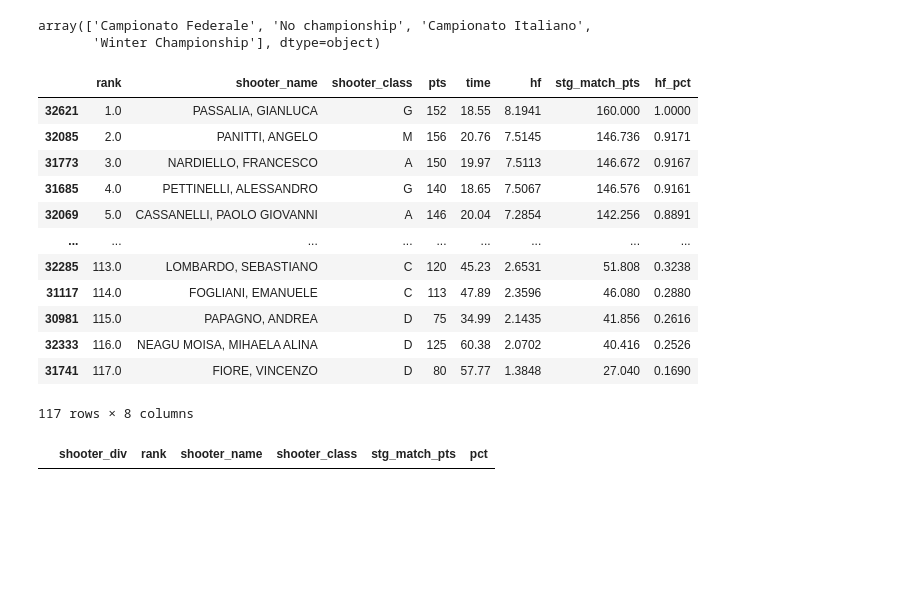
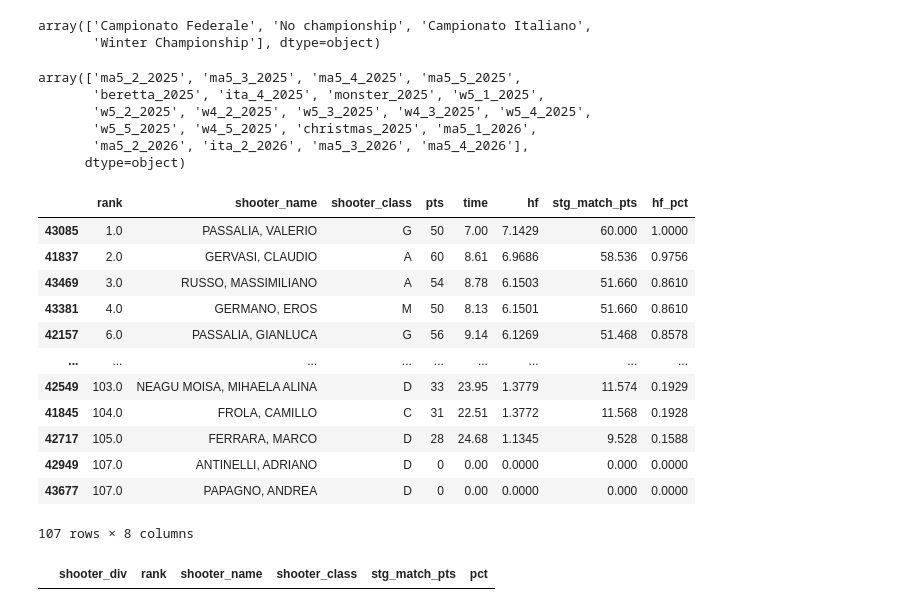
Before and after one commit to antobzzll/ipsc-performance, a Jupyter notebook: data/scraper2.ipynb, the cells around one changed output. Drawn from its saved outputs; the diff is of its cells as text; code cells hidden in the pictures; blank space fills up the shorter version.

Commit message:
update match

```diff
--- a/data/scraper2.ipynb
+++ b/data/scraper2.ipynb
@@ -309,31 +337,40 @@ df['championship'].unique()
 # %% [output]
 array(['Campionato Federale', 'No championship', 'Campionato Italiano',
        'Winter Championship'], dtype=object)
+# %%
+df['match_name'].unique()
+# %% [output]
+array(['ma5_2_2025', 'ma5_3_2025', 'ma5_4_2025', 'ma5_5_2025',
+       'beretta_2025', 'ita_4_2025', 'monster_2025', 'w5_1_2025',
+       'w5_2_2025', 'w4_2_2025', 'w5_3_2025', 'w4_3_2025', 'w5_4_2025',
+       'w5_5_2025', 'w4_5_2025', 'christmas_2025', 'ma5_1_2026',
+       'ma5_2_2026', 'ita_2_2026', 'ma5_3_2026', 'ma5_4_2026'],
+      dtype=object)
 # %%
 def stage_standing(df, match, shooter_div, stg_n):
     stage_df = df[
         (df['match_name'] == match) &
         (df['shooter_div'] == shooter_div) &
         (df['stg_n'] == stg_n)
     ].copy().sort_values('hf', ascending=False)
     stage_df['rank'] = stage_df['hf'].rank(method='max', ascending=False)
     return stage_df[['rank', 'shooter_name', 'shooter_class', 'pts', 'time', 'hf', 'stg_match_pts', 'hf_pct']]
 
-stage_standing(df, 'ma5_1_2026', 'P', 6)
+stage_standing(df, 'ma5_4_2026', 'P', 6)
 # %% [output]
 |  | rank | shooter_name | shooter_class | pts | time | hf | stg_match_pts | hf_pct |
-| 32621 | 1.0 | PASSALIA, GIANLUCA | G | 152 | 18.55 | 8.1941 | 160.000 | 1.0000 |
-| 32085 | 2.0 | PANITTI, ANGELO | M | 156 | 20.76 | 7.5145 | 146.736 | 0.9171 |
-| 31773 | 3.0 | NARDIELLO, FRANCESCO | A | 150 | 19.97 | 7.5113 | 146.672 | 0.9167 |
-| 31685 | 4.0 | PETTINELLI, ALESSANDRO | G | 140 | 18.65 | 7.5067 | 146.576 | 0.9161 |
-| 32069 | 5.0 | CASSANELLI, PAOLO GIOVANNI | A | 146 | 20.04 | 7.2854 | 142.256 | 0.8891 |
+| 43085 | 1.0 | PASSALIA, VALERIO | G | 50 | 7.00 | 7.1429 | 60.000 | 1.0000 |
+| 41837 | 2.0 | GERVASI, CLAUDIO | A | 60 | 8.61 | 6.9686 | 58.536 | 0.9756 |
+| 43469 | 3.0 | RUSSO, MASSIMILIANO | A | 54 | 8.78 | 6.1503 | 51.660 | 0.8610 |
+| 43381 | 4.0 | GERMANO, EROS | M | 50 | 8.13 | 6.1501 | 51.660 | 0.8610 |
+| 42157 | 6.0 | PASSALIA, GIANLUCA | G | 56 | 9.14 | 6.1269 | 51.468 | 0.8578 |
 | ... | ... | ... | ... | ... | ... | ... | ... | ... |
-| 32285 | 113.0 | LOMBARDO, SEBASTIANO | C | 120 | 45.23 | 2.6531 | 51.808 | 0.3238 |
-| 31117 | 114.0 | FOGLIANI, EMANUELE | C | 113 | 47.89 | 2.3596 | 46.080 | 0.2880 |
-| 30981 | 115.0 | PAPAGNO, ANDREA | D | 75 | 34.99 | 2.1435 | 41.856 | 0.2616 |
-| 32333 | 116.0 | NEAGU MOISA, MIHAELA ALINA | D | 125 | 60.38 | 2.0702 | 40.416 | 0.2526 |
-| 31741 | 117.0 | FIORE, VINCENZO | D | 80 | 57.77 | 1.3848 | 27.040 | 0.1690 |
+| 42549 | 103.0 | NEAGU MOISA, MIHAELA ALINA | D | 33 | 23.95 | 1.3779 | 11.574 | 0.1929 |
+| 41845 | 104.0 | FROLA, CAMILLO | C | 31 | 22.51 | 1.3772 | 11.568 | 0.1928 |
+| 42717 | 105.0 | FERRARA, MARCO | D | 28 | 24.68 | 1.1345 | 9.528 | 0.1588 |
+| 42949 | 107.0 | ANTINELLI, ADRIANO | D | 0 | 0.00 | 0.0000 | 0.000 | 0.0000 |
+| 43677 | 107.0 | PAPAGNO, ANDREA | D | 0 | 0.00 | 0.0000 | 0.000 | 0.0000 |
-117 rows × 8 columns
+107 rows × 8 columns
 # %%
 def match_standing(data, match, shooter_div):
     stages = data['stg_n'].unique()
```
Also changed, not shown: parts of 3 cells of this notebook, 4 other files.
